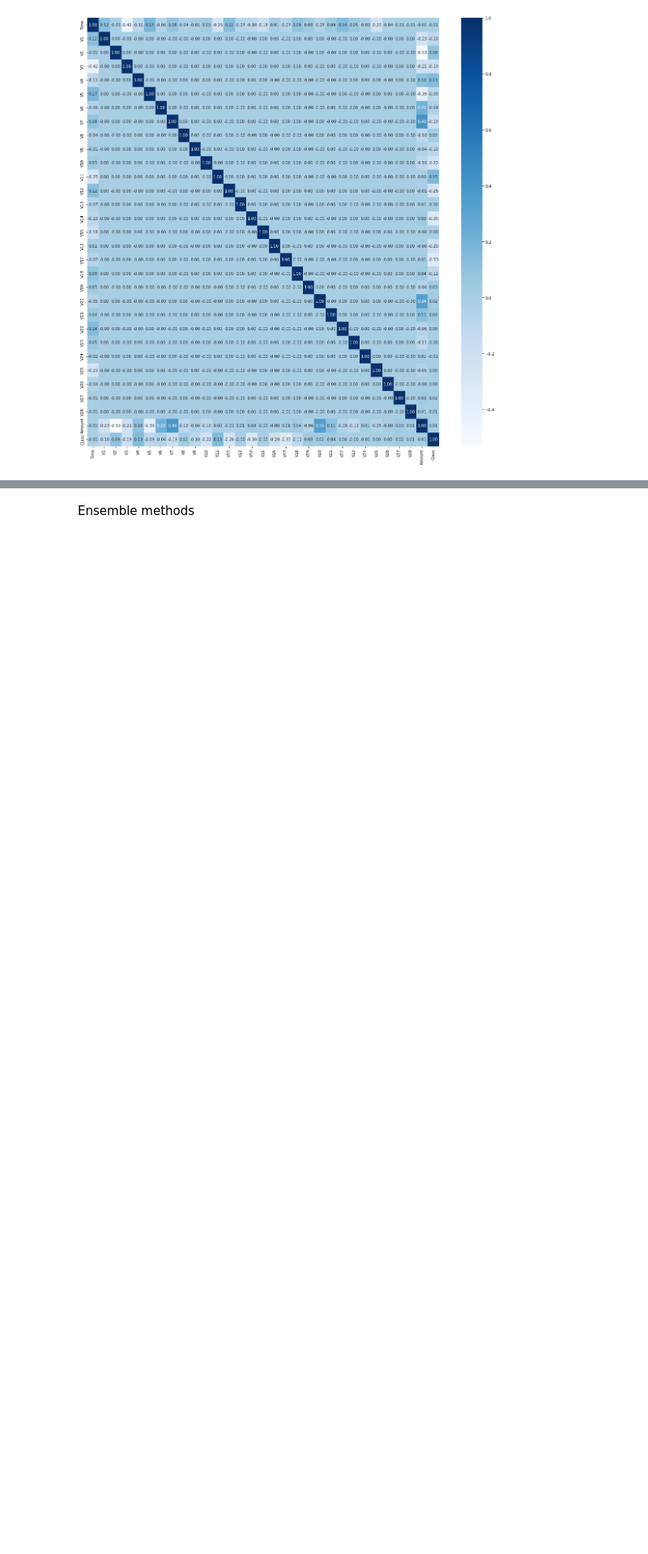
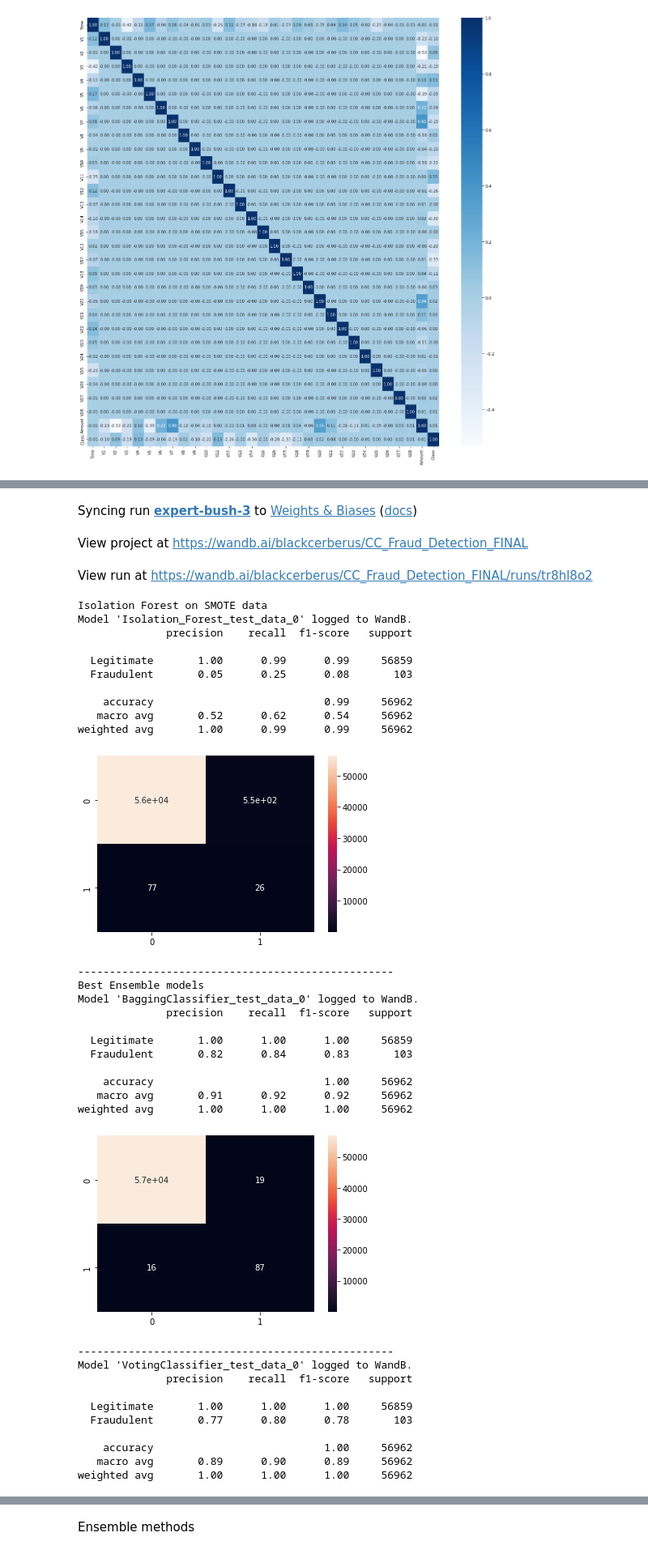
Before and after one commit to vladvuc/ML-Group-51, a Jupyter notebook: Credit Card Fraud.ipynb, the cells around one changed output, grey strips where cells are left out. Shown: that part at 81% size. Saved outputs shown, nothing was run; the diff lists cells and outputs as text; code cells hidden in the pictures; blank space fills up the shorter version.

```diff
--- a/Credit Card Fraud.ipynb
+++ b/Credit Card Fraud.ipynb
@@ -725,0 +759,3 @@ InvalidParameterError: The 'base_estimator' parameter of BaggingClassifier must
+# %%
+for model, score in best_models:
+    print(f"{model.__class__.__name__} ROC AUC score: {score:.4f}")
@@ -725,0 +788,33 @@ InvalidParameterError: The 'base_estimator' parameter of BaggingClassifier must
+# %%
+
+def test_best_models(X_test, y_test, best_models):
+
+
+    for model, score in best_models:
+        model.fit(X_train_smote, y_train_smote)
+        y_pred = model.predict(X_test)
+        log_metrics(model.__class__.__name__, "test_data", y_test, y_pred)
+        log_model(model, f"{model.__class__.__name__}_test_data")
+
+        # evaluation
+        labels = ['Legitimate', 'Fraudulent']
+        print(classification_report(y_test, y_pred, target_names=labels))
+        sns.heatmap(confusion_matrix(y_test, y_pred), annot=True)
+        plt.show()
+
+        print("-"*50)
+# %%
+
+# Initialize wandb
+wandb.init(project="CC_Fraud_Detection_FINAL")
+
+# test the best anomaly detector
+print("Isolation Forest on SMOTE data")
+test_best_anoamly_detector(X_test, y_test, best_isolation)
+
+# test the best models
+print("Best Ensemble models")
+test_best_models(X_test, y_test, best_models)
+
+wandb.finish()
+# %% [output]
@@ -725,0 +823,36 @@ InvalidParameterError: The 'base_estimator' parameter of BaggingClassifier must
+Syncing run expert-bush-3 to Weights & Biases (docs)
+View project at https://wandb.ai/blackcerberus/CC_Fraud_Detection_FINAL
+View run at https://wandb.ai/blackcerberus/CC_Fraud_Detection_FINAL/runs/tr8hl8o2
+Isolation Forest on SMOTE data
+Model 'Isolation_Forest_test_data_0' logged to WandB.
+              precision    recall  f1-score   support
+
+  Legitimate       1.00      0.99      0.99     56859
+  Fraudulent       0.05      0.25      0.08       103
+
+    accuracy                           0.99     56962
+   macro avg       0.52      0.62      0.54     56962
+weighted avg       1.00      0.99      0.99     56962
+[figure, added]
+--------------------------------------------------
+Best Ensemble models
+Model 'BaggingClassifier_test_data_0' logged to WandB.
+              precision    recall  f1-score   support
+
+  Legitimate       1.00      1.00      1.00     56859
+  Fraudulent       0.82      0.84      0.83       103
+
+    accuracy                           1.00     56962
+   macro avg       0.91      0.92      0.92     56962
+weighted avg       1.00      1.00      1.00     56962
+[figure, added]
+--------------------------------------------------
+Model 'VotingClassifier_test_data_0' logged to WandB.
+              precision    recall  f1-score   support
+
+  Legitimate       1.00      1.00      1.00     56859
+  Fraudulent       0.77      0.80      0.78       103
+
+    accuracy                           1.00     56962
+   macro avg       0.89      0.90      0.89     56962
+weighted avg       1.00      1.00      1.00     56962
```
Also changed, not shown: parts of 40 cells of this notebook.
